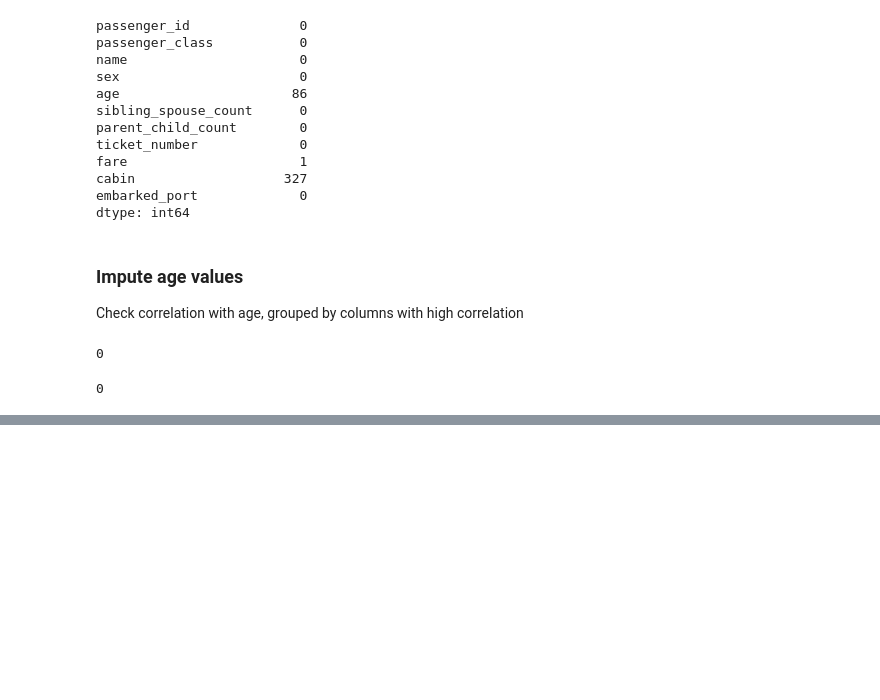
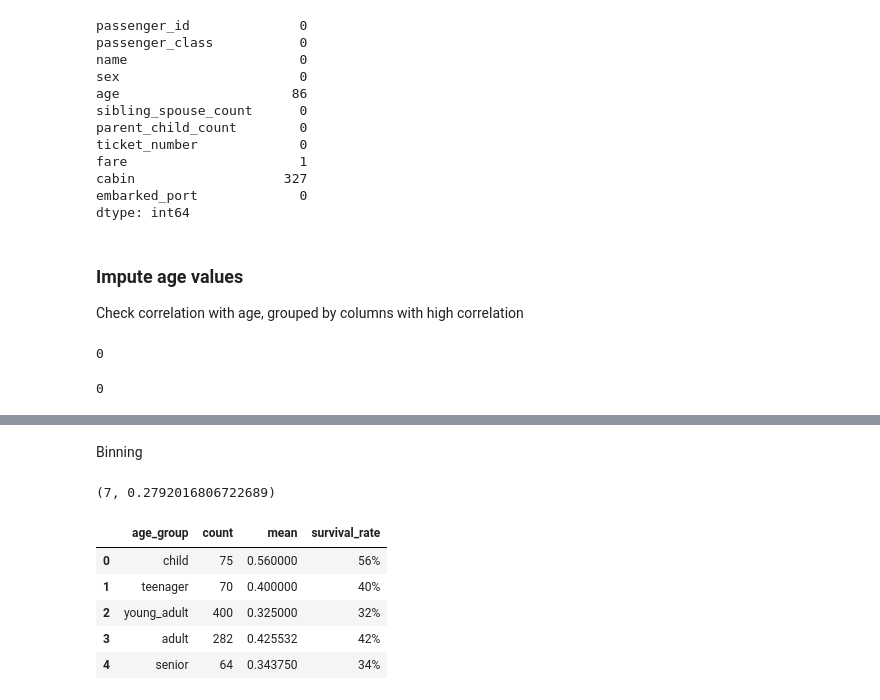
Before and after one commit to helben2002/TitanicCapstoneProject, a Jupyter notebook: ml/notebooks/titanic.ipynb, the cells around one changed output, grey strips where cells are left out. Saved outputs shown, nothing was run; the diff lists cells and outputs as text; code cells hidden in the pictures; blank space fills up the shorter version.

```diff
--- a/ml/notebooks/titanic.ipynb
+++ b/ml/notebooks/titanic.ipynb
@@ -112,0 +117,30 @@ df_test.to_csv('../data/processed/test_cleaned.csv', index=False)
+# %% [markdown]
+Binning
+# %%
+def survival_summary_by_feature(df, col):
+    summary = (
+        df.groupby(col)['survived']
+        .agg(['count', 'mean'])
+        .reset_index()
+    )
+
+    summary['survival_rate'] = (
+        (summary['mean'] * 100)
+        .round(1)
+        .astype(int)
+        .map(lambda x: f"{x}%")
+    )
+
+    return summary
+# %%
+# Find the cut-off age that best separates children from adults in terms of survival rate
+scores = {}
+
+for age in range(5, 21):
+    is_child = (df_clean["age"] < age).astype(int)
+    scores[age] = abs(df_clean.groupby(is_child)["survived"].mean().diff().iloc[-1])
+
+best_age = max(scores, key=scores.get)
+best_age, scores[best_age]
+# %% [output]
+(7, 0.2792016806722689)
@@ -112,0 +151,16 @@ df_test.to_csv('../data/processed/test_cleaned.csv', index=False)
+# %%
+df_clean["age_group"] = pd.cut(
+    df_clean["age"],
+    bins=age_bins,
+    labels=age_labels
+)
+
+df_clean.groupby("age_group")["survived"].mean()
+survival_summary_by_feature(df_clean, "age_group")
+# %% [output]
+|  | age_group | count | mean | survival_rate |
+| 0 | child | 75 | 0.560000 | 56% |
+| 1 | teenager | 70 | 0.400000 | 40% |
+| 2 | young_adult | 400 | 0.325000 | 32% |
+| 3 | adult | 282 | 0.425532 | 42% |
+| 4 | senior | 64 | 0.343750 | 34% |
```
Also changed, not shown: parts of 27 cells of this notebook.
